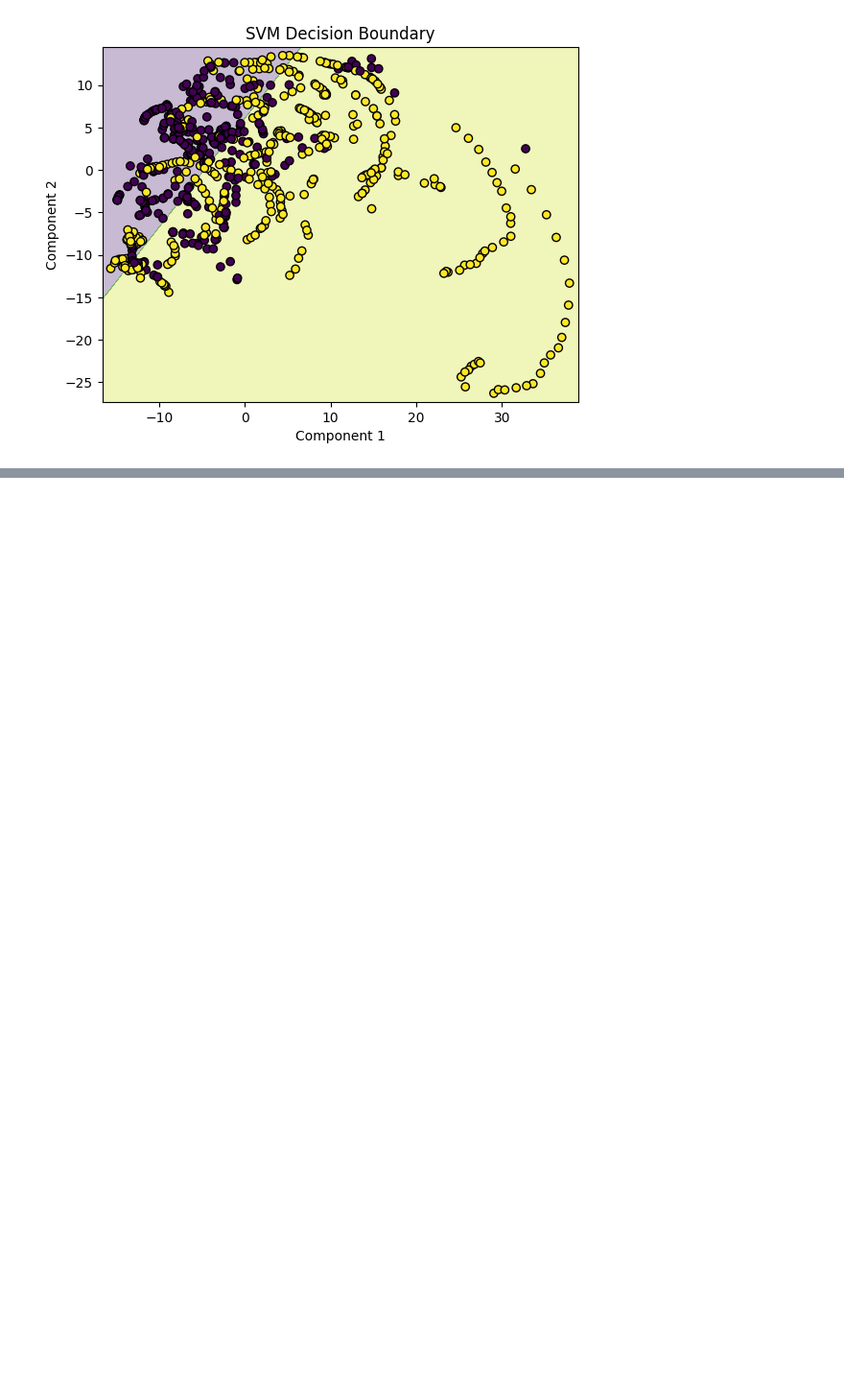
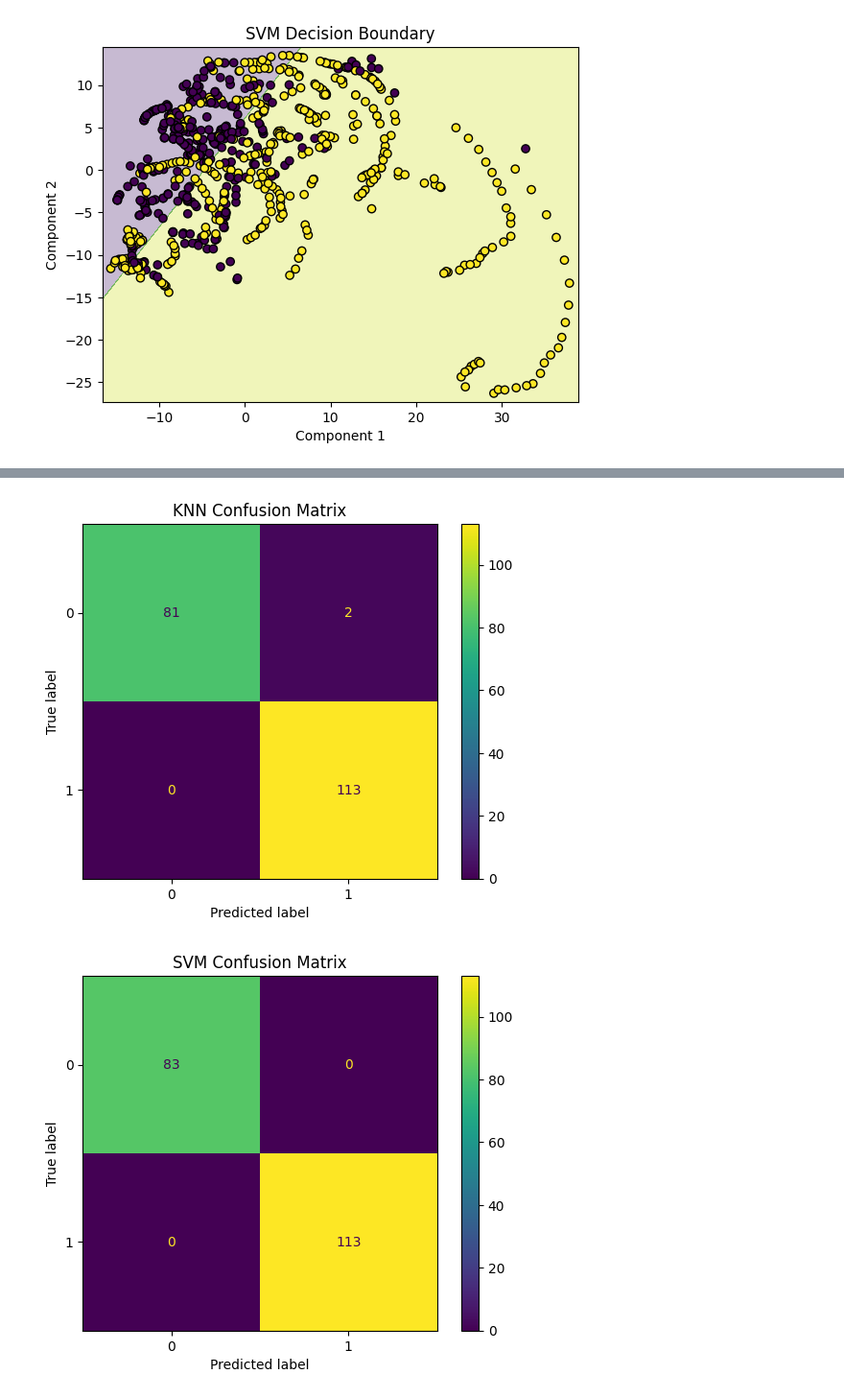
Before and after one commit to nehasmane2003-stack/lung_cancel-detaction-, a Jupyter notebook: notebooks/experiments.ipynb, the cells around one changed output, grey strips where cells are left out. Shown at 96% size. Drawn from its saved outputs; the diff is of its cells as text; code cells hidden in the pictures; blank space fills up the shorter version.

```diff
--- a/notebooks/experiments.ipynb
+++ b/notebooks/experiments.ipynb
@@ -265,0 +352,24 @@ plot_decision_boundary(svm_vis, X_train_pca, y_train, "SVM Decision Boundary")
+# %%
+from sklearn.metrics import confusion_matrix, ConfusionMatrixDisplay
+
+# KNN
+cm_knn = confusion_matrix(y_test, y_pred_knn)
+ConfusionMatrixDisplay(cm_knn).plot()
+plt.title("KNN Confusion Matrix")
+plt.show()
+
+# SVM
+cm_svm = confusion_matrix(y_test, y_pred_svm)
+ConfusionMatrixDisplay(cm_svm).plot()
+plt.title("SVM Confusion Matrix")
+plt.show()
+
+# CNN
+y_pred_cnn = (cnn_model.predict(X_test) > 0.5).astype("int32")
+cm_cnn = confusion_matrix(y_test, y_pred_cnn)
+ConfusionMatrixDisplay(cm_cnn).plot()
+plt.title("CNN Confusion Matrix")
+plt.show()
+# %% [output]
+[figure, added]
+[figure, added]
```
Also changed, not shown: parts of 14 cells of this notebook, 3 other files.
